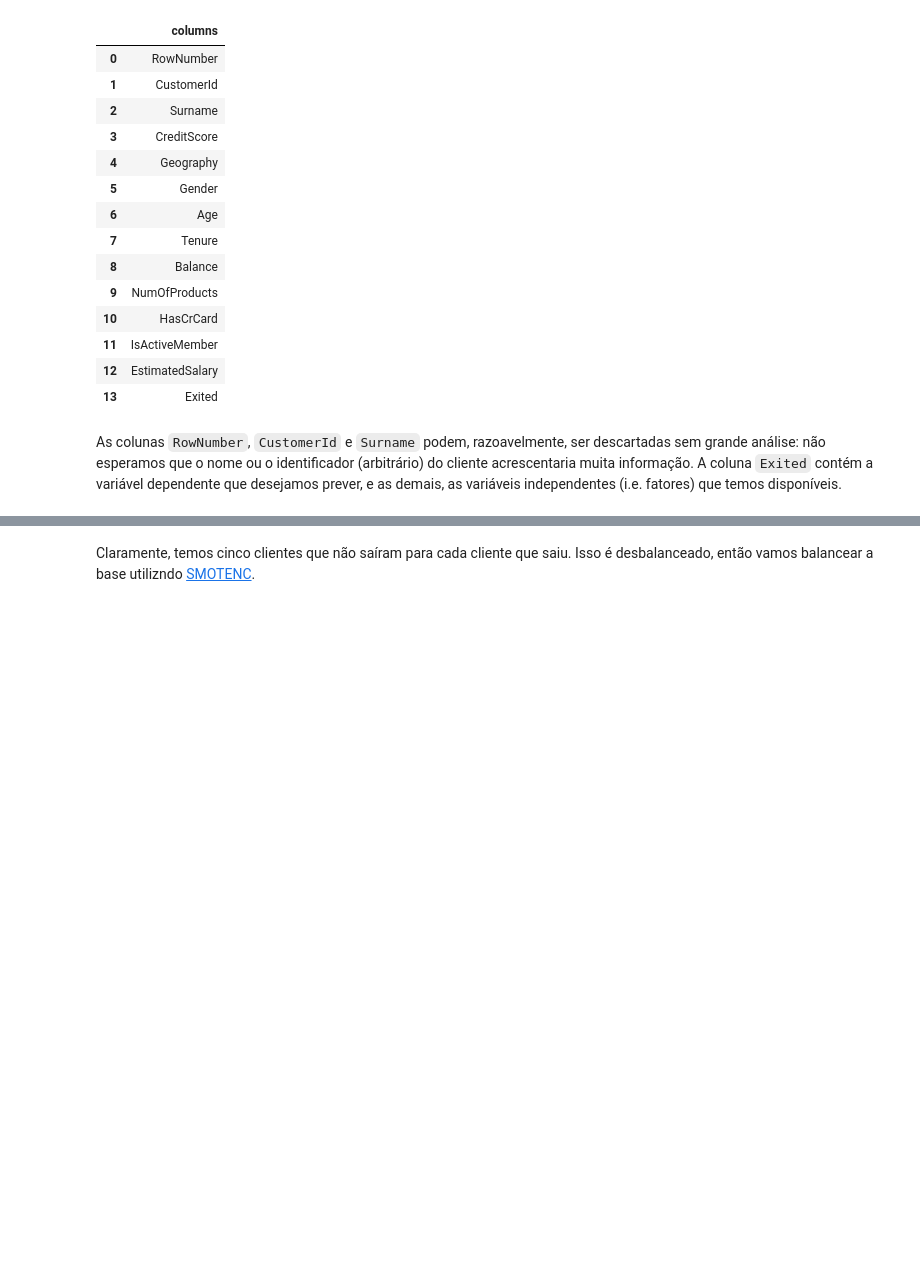
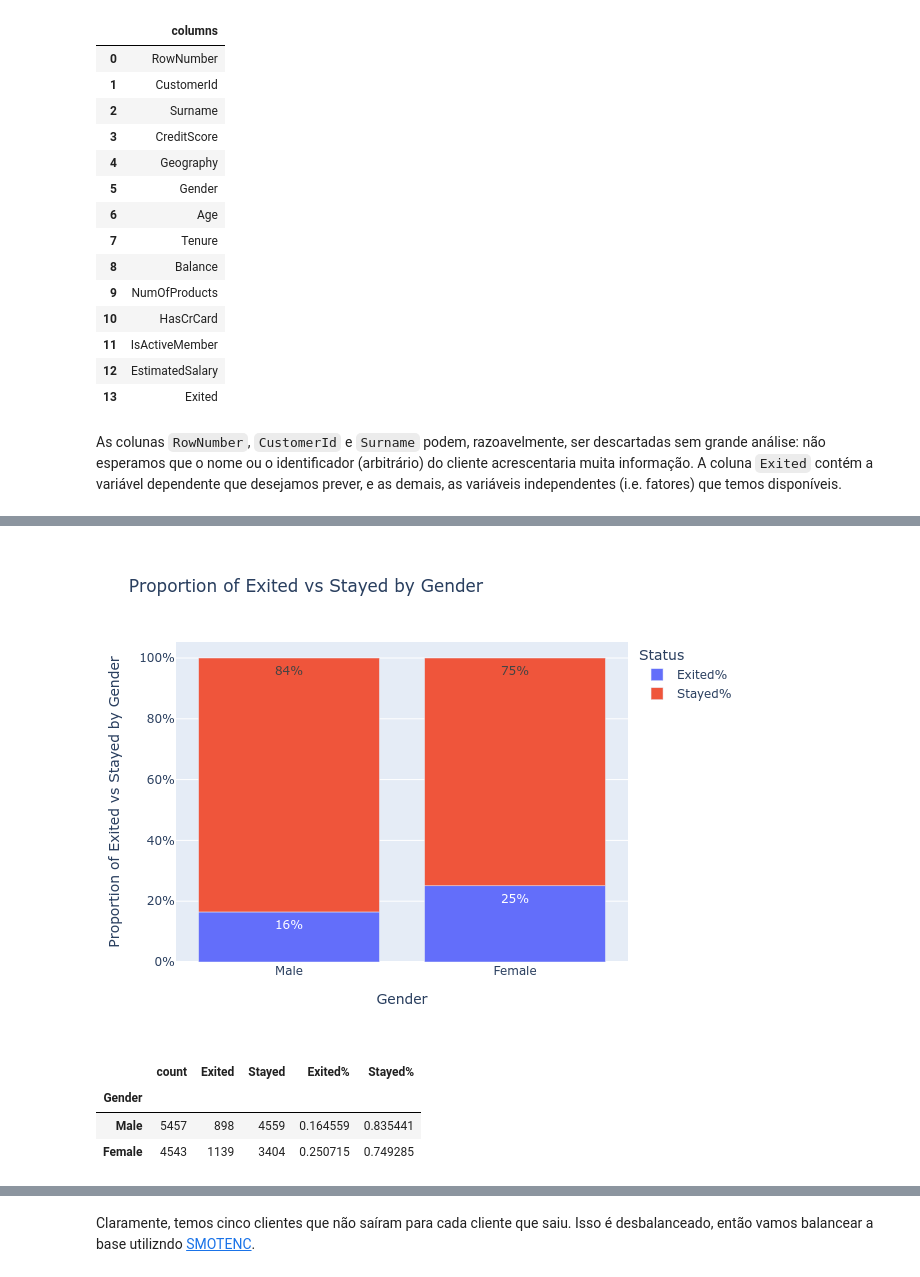
Before and after one commit to brandizzi/AEDI2025, a Jupyter notebook: Tarefa5.ipynb, the cells around one changed output, grey strips where cells are left out. Drawn from its saved outputs; the diff is of its cells as text; code cells hidden in the pictures; blank space fills up the shorter version.

```diff
--- a/Tarefa5.ipynb
+++ b/Tarefa5.ipynb
@@ -43,0 +149,9 @@ categorical_factors = ['Geography', 'Gender']
+# %%
+gender_counting = count_exited(X_raw, Y, 'Gender')
+plot_counting('Proporção de churn por gênero', gender_counting)
+# %% [output]
+[figure, added]
+|  | count | Exited | Stayed | Exited% | Stayed% |
+| Gender |  |  |  |  |  |
+| Male | 5457 | 898 | 4559 | 0.164559 | 0.835441 |
+| Female | 4543 | 1139 | 3404 | 0.250715 | 0.749285 |
```
Also changed, not shown: parts of 38 cells of this notebook.
